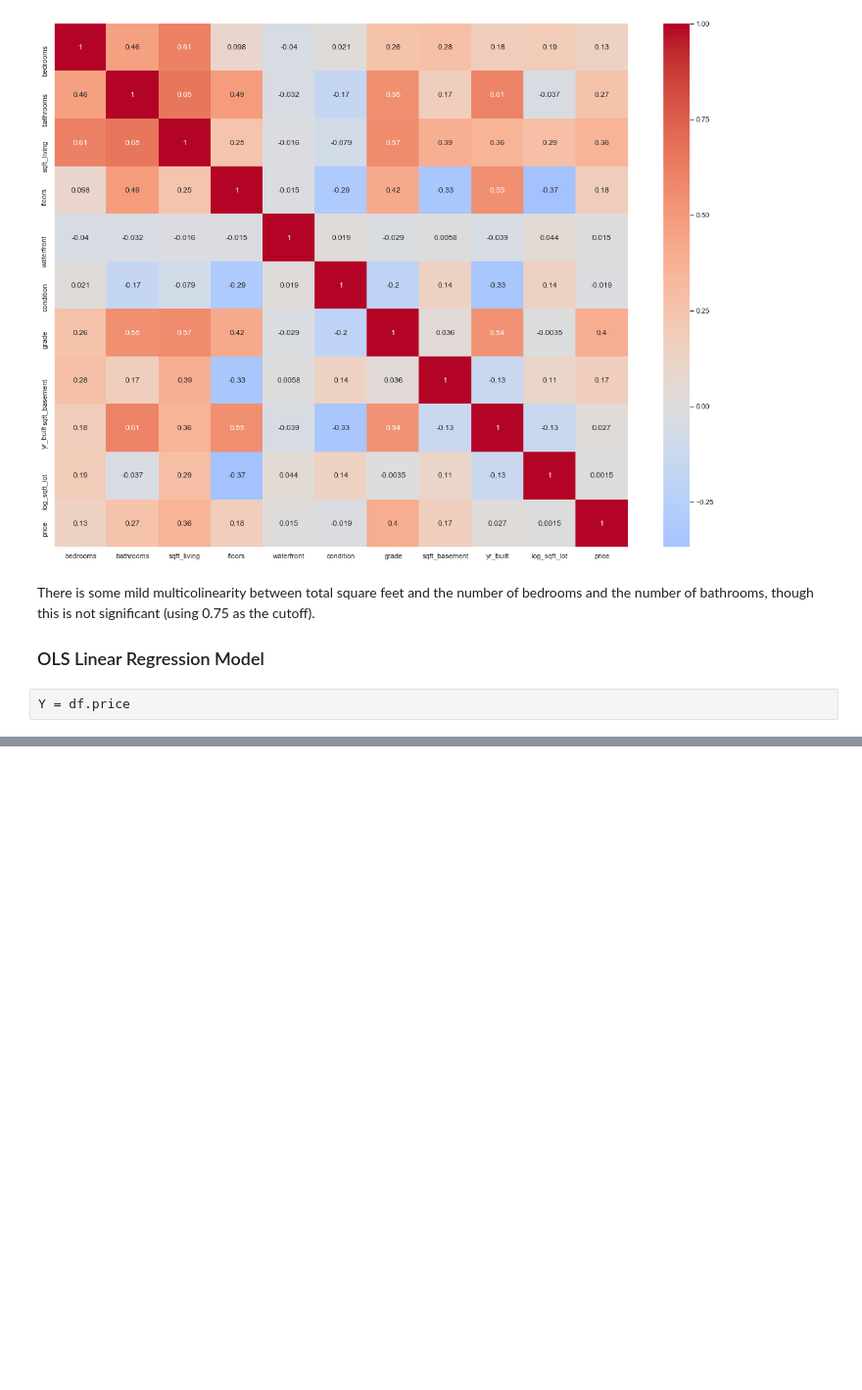
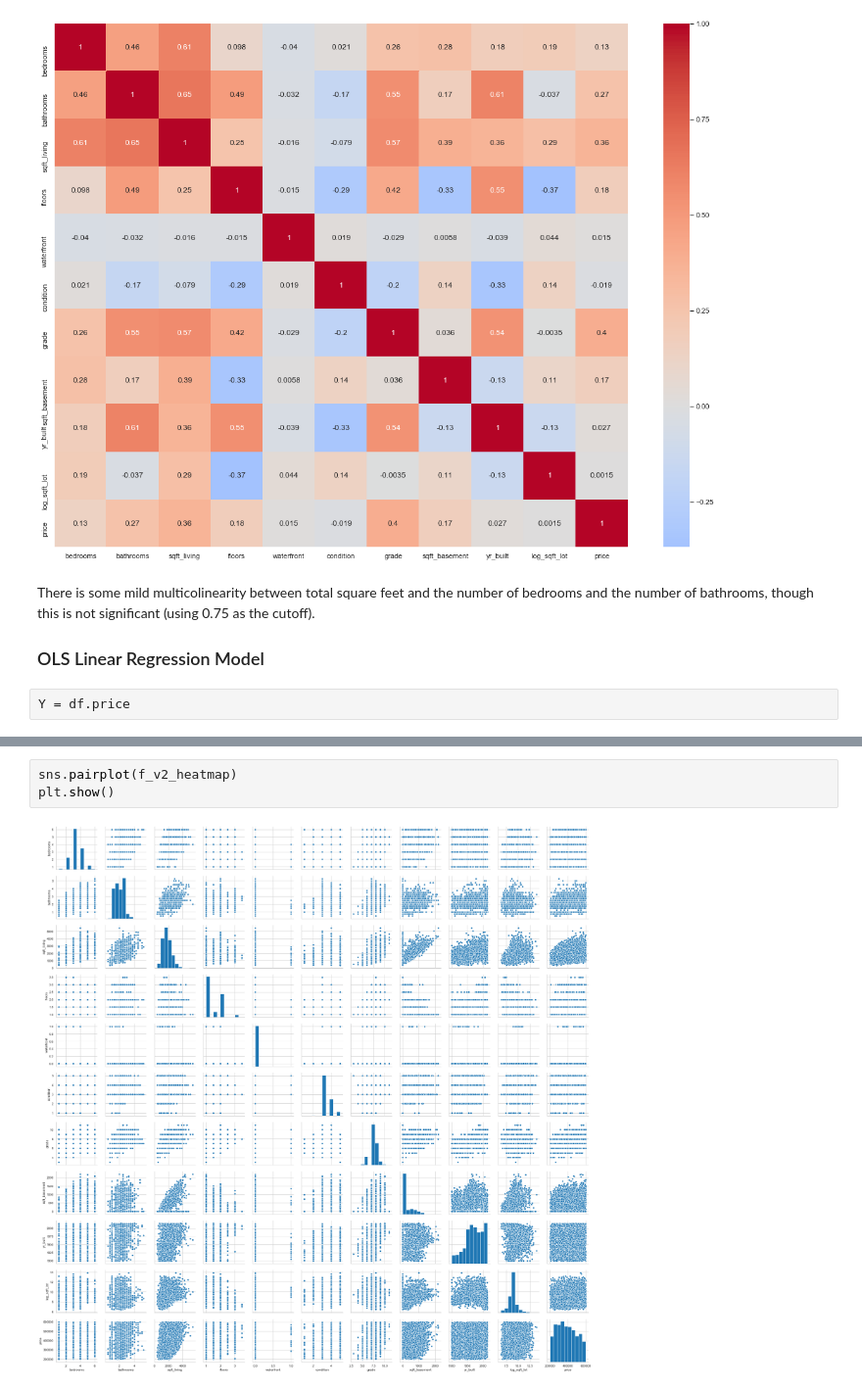
Before and after one commit to jnels13/King_County_Real_Estate_Sales_Linear_Regression_Modeling, a Jupyter notebook: index.ipynb, the cells around one changed output, grey strips where cells are left out. Shown at 98% size. Drawn from its saved outputs; the diff is of its cells as text; blank space fills up the shorter version.

```diff
--- a/index.ipynb
+++ b/index.ipynb
@@ -848,2 +854,7 @@ It's clear from the R^2 score that the model is not the best fit for the data, e
 The best resource I've found for interpreting Statsmodels' OLS report is linked below.
 https://medium.com/swlh/interpreting-linear-regression-through-statsmodels-summary-4796d359035a
+# %%
+sns.pairplot(f_v2_heatmap)
+plt.show()
+# %% [output]
+[figure, added]
```
Also changed, not shown: parts of 6 cells of this notebook.
